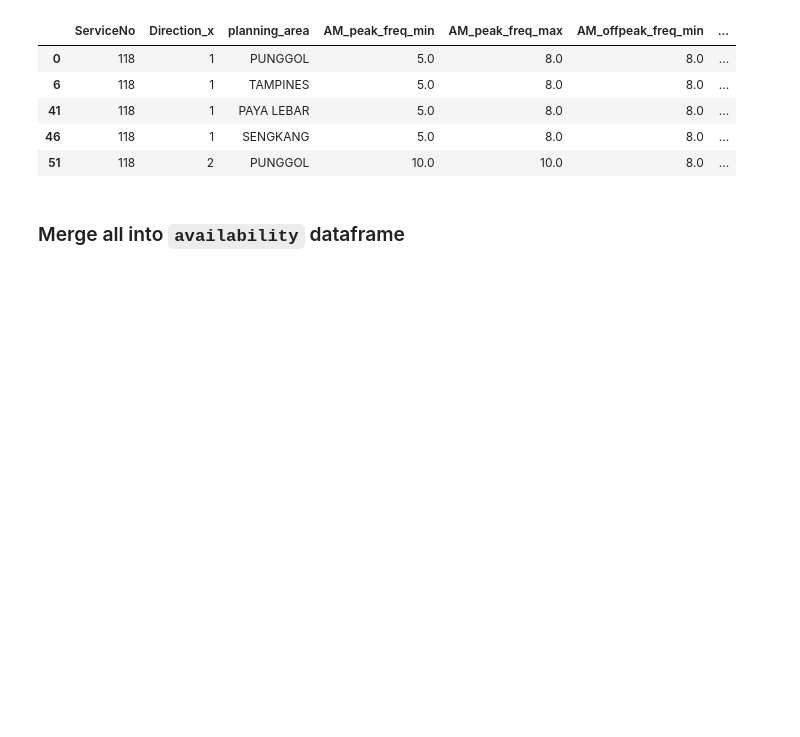
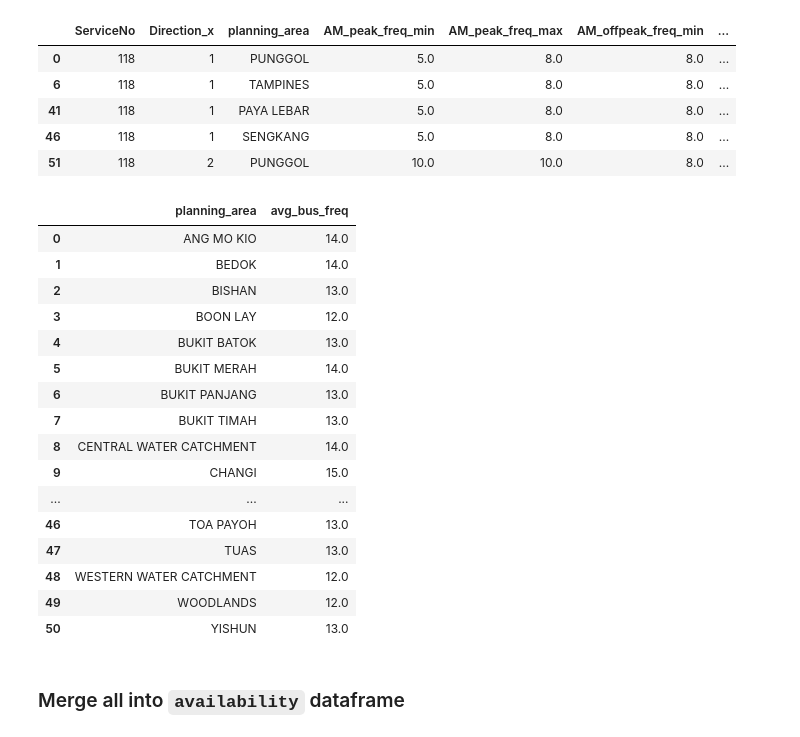
Before and after one commit to kiwi-lemongrass/DSE3101-Enhancing-Urban-Transport, a Jupyter notebook: src/backend.ipynb, the cells around one changed output. Saved outputs shown, nothing was run; the diff lists cells and outputs as text; code cells hidden in the pictures; blank space fills up the shorter version.

```diff
--- a/src/backend.ipynb
+++ b/src/backend.ipynb
@@ -526,3 +484,31 @@ avg_freq = avg_freq.round()
+# %%
+busservices_freq = busservices_planningarea.copy()
+
+# calculate average frequency
+freq_columns = ['AM_peak_freq_min', 'AM_peak_freq_max', 'AM_offpeak_freq_min', 'AM_offpeak_freq_max', 'PM_peak_freq_min', 'PM_peak_freq_max', 'PM_offpeak_freq_min', 'PM_offpeak_freq_max']
+busservices_freq['avg_bus_freq'] = busservices_freq[freq_columns].mean(axis=1)
+
+avg_freq = busservices_freq.groupby('planning_area')['avg_bus_freq'].mean().reset_index(name='avg_bus_freq')
+avg_freq['avg_bus_freq'] = avg_freq['avg_bus_freq'].astype(float).round()
+avg_freq
+# %% [output]
+|  | planning_area | avg_bus_freq |
+| 0 | ANG MO KIO | 14.0 |
+| 1 | BEDOK | 14.0 |
+| 2 | BISHAN | 13.0 |
+| 3 | BOON LAY | 12.0 |
+| 4 | BUKIT BATOK | 13.0 |
+| 5 | BUKIT MERAH | 14.0 |
+| 6 | BUKIT PANJANG | 13.0 |
+| 7 | BUKIT TIMAH | 13.0 |
+| 8 | CENTRAL WATER CATCHMENT | 14.0 |
+| 9 | CHANGI | 15.0 |
+| ... | ... | ... |
+| 46 | TOA PAYOH | 13.0 |
+| 47 | TUAS | 13.0 |
+| 48 | WESTERN WATER CATCHMENT | 12.0 |
+| 49 | WOODLANDS | 12.0 |
+| 50 | YISHUN | 13.0 |
 # %% [markdown]
 ### Merge all into `availability` dataframe
 # %%
```
Also changed, not shown: parts of 18 cells of this notebook, 1 other file.
